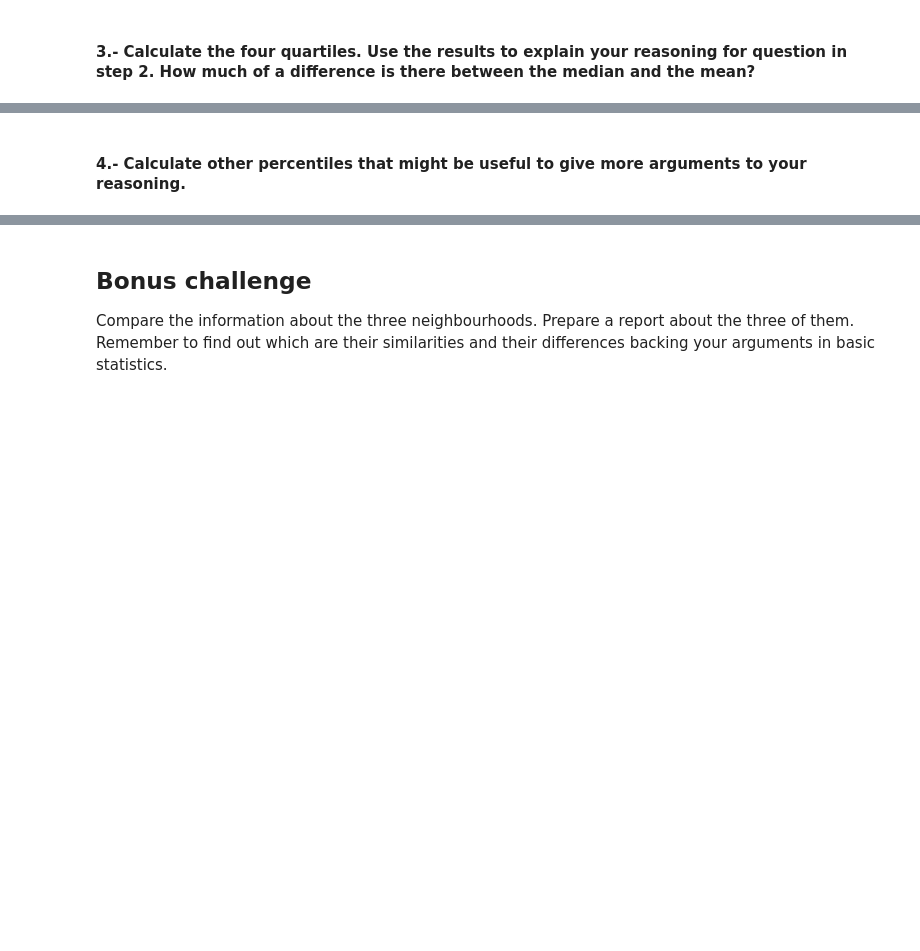
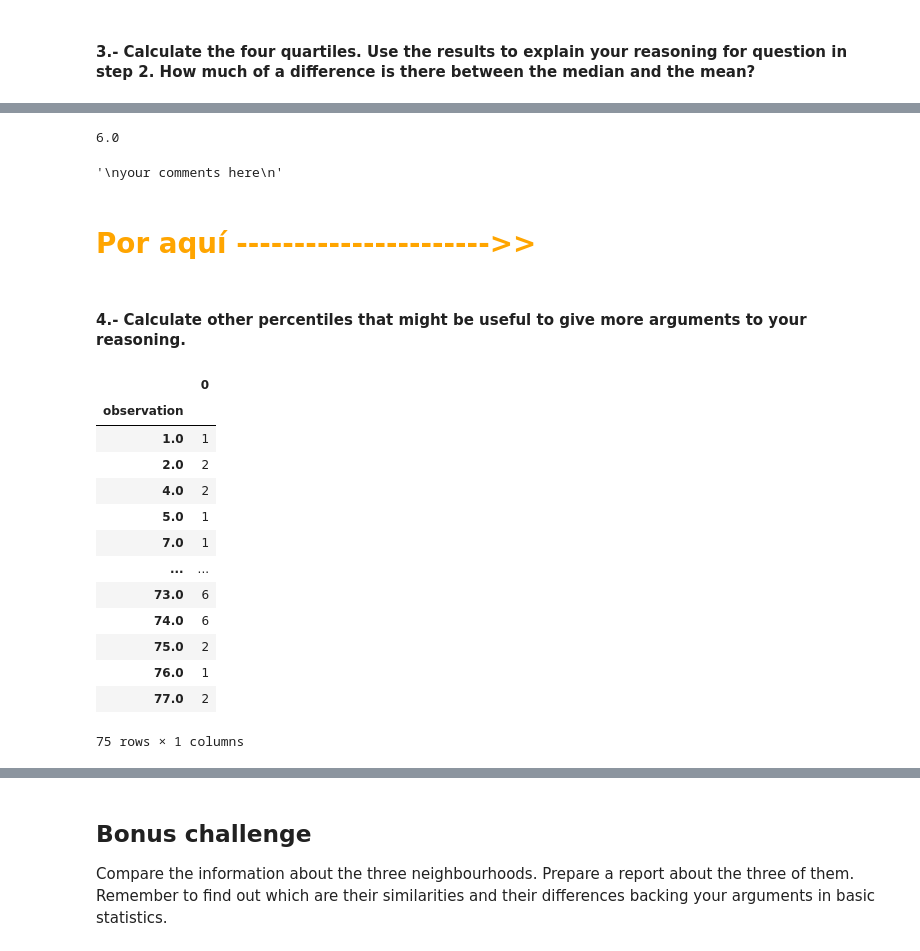
Before and after one commit to capyami/dataptmad0223_labs, a Jupyter notebook: module-2/understanding-descriptive-stats/your-code/main.ipynb, the cells around one changed output, grey strips where cells are left out. Cells and saved outputs as stored; diff of their text form; code cells hidden in the pictures; blank space fills up the shorter version.

```diff
--- a/module-2/understanding-descriptive-stats/your-code/main.ipynb
+++ b/module-2/understanding-descriptive-stats/your-code/main.ipynb
@@ -318,4 +374,34 @@ your comments here
+# %%
+df_age3_frequency_quartiles.loc['25%'][0]
+# %% [output]
+6.0
+# %%
+"""
+your comments here
+the difference from one value to another value is less
+"""
+# %% [output]
+'\nyour comments here\n'
+# %% [markdown]
+# <font color ='orange'> Por aquí ---------------------->>
 # %% [markdown]
 #### 4.- Calculate other percentiles that might be useful to give more arguments to your reasoning.
+# %%
+df_age3_frequency
+# %% [output]
+|  | 0 |
+| observation |  |
+| 1.0 | 1 |
+| 2.0 | 2 |
+| 4.0 | 2 |
+| 5.0 | 1 |
+| 7.0 | 1 |
+| ... | ... |
+| 73.0 | 6 |
+| 74.0 | 6 |
+| 75.0 | 2 |
+| 76.0 | 1 |
+| 77.0 | 2 |
+75 rows × 1 columns
 # %%
 # your code here
```
Also changed, not shown: parts of 30 cells of this notebook.
